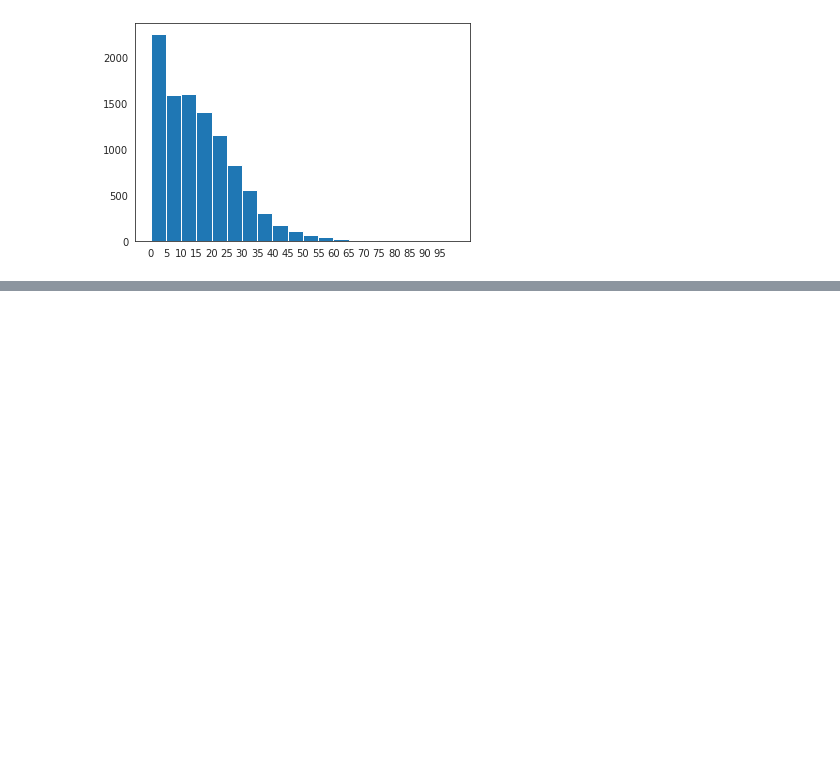
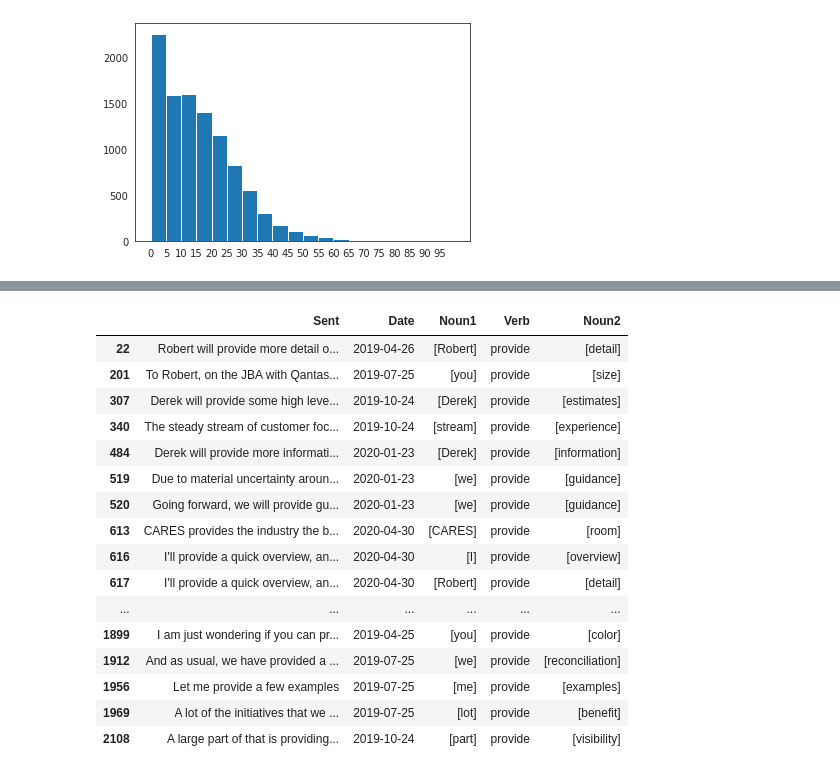
Before and after one commit to michaelmml/NLP-Information-Extraction, a Jupyter notebook: CompanyTranscript.ipynb, the cells around one changed output, grey strips where cells are left out. Cells and saved outputs as stored; diff of their text form; code cells hidden in the pictures; blank space fills up the shorter version.

```diff
--- a/CompanyTranscript.ipynb
+++ b/CompanyTranscript.ipynb
@@ -983,0 +1060,37 @@ plt.xticks(np.arange(0,100,5));
+# %%
+# separate subject, verb and object
+
+verb_dict = dict()
+dis_dict = dict()
+dis_list = []
+
+# iterating over all the sentences
+for i in range(len(df_show)):
+
+    # sentence containing the output
+    sentence = df_show.loc[i,'Sent']
+    # year of the sentence
+    date = df_show.loc[i,'Date']
+    # output of the sentence
+    output = df_show.loc[i,'Output']
+
+    # iterating over all the outputs from the sentence
+    for sent in output:
+
+        # separate subject, verb and object
+        n1 = sent.split()[:1]
+        v = sent.split()[1]
+        n2 = sent.split()[2:]
+
+        # append to list, along with the sentence
+        dis_dict = {'Sent':sentence,'Date':date,'Noun1':n1,'Verb':v,'Noun2':n2}
+        dis_list.append(dis_dict)
+
+        # counting the number of sentences containing the verb
+        verb = sent.split()[1]
+        if verb in verb_dict:
+            verb_dict[verb]+=1
+        else:
+            verb_dict[verb]=1
+
+df_sep = pd.DataFrame(dis_list)
@@ -983,0 +1121,21 @@ plt.xticks(np.arange(0,100,5));
+# %%
+# support verb
+df_sep[df_sep['Verb']=='provide']
+# %% [output]
+|  | Sent | Date | Noun1 | Verb | Noun2 |
+| 22 | Robert will provide more detail o... | 2019-04-26 | [Robert] | provide | [detail] |
+| 201 | To Robert, on the JBA with Qantas... | 2019-07-25 | [you] | provide | [size] |
+| 307 | Derek will provide some high leve... | 2019-10-24 | [Derek] | provide | [estimates] |
+| 340 | The steady stream of customer foc... | 2019-10-24 | [stream] | provide | [experience] |
+| 484 | Derek will provide more informati... | 2020-01-23 | [Derek] | provide | [information] |
+| 519 | Due to material uncertainty aroun... | 2020-01-23 | [we] | provide | [guidance] |
+| 520 | Going forward, we will provide gu... | 2020-01-23 | [we] | provide | [guidance] |
+| 613 | CARES provides the industry the b... | 2020-04-30 | [CARES] | provide | [room] |
+| 616 | I'll provide a quick overview, an... | 2020-04-30 | [I] | provide | [overview] |
+| 617 | I'll provide a quick overview, an... | 2020-04-30 | [Robert] | provide | [detail] |
+| ... | ... | ... | ... | ... | ... |
+| 1899 | I am just wondering if you can pr... | 2019-04-25 | [you] | provide | [color] |
+| 1912 | And as usual, we have provided a ... | 2019-07-25 | [we] | provide | [reconciliation] |
+| 1956 | Let me provide a few examples | 2019-07-25 | [me] | provide | [examples] |
+| 1969 | A lot of the initiatives that we ... | 2019-07-25 | [lot] | provide | [benefit] |
+| 2108 | A large part of that is providing... | 2019-10-24 | [part] | provide | [visibility] |
```
Also changed, not shown: parts of 8 cells of this notebook.
